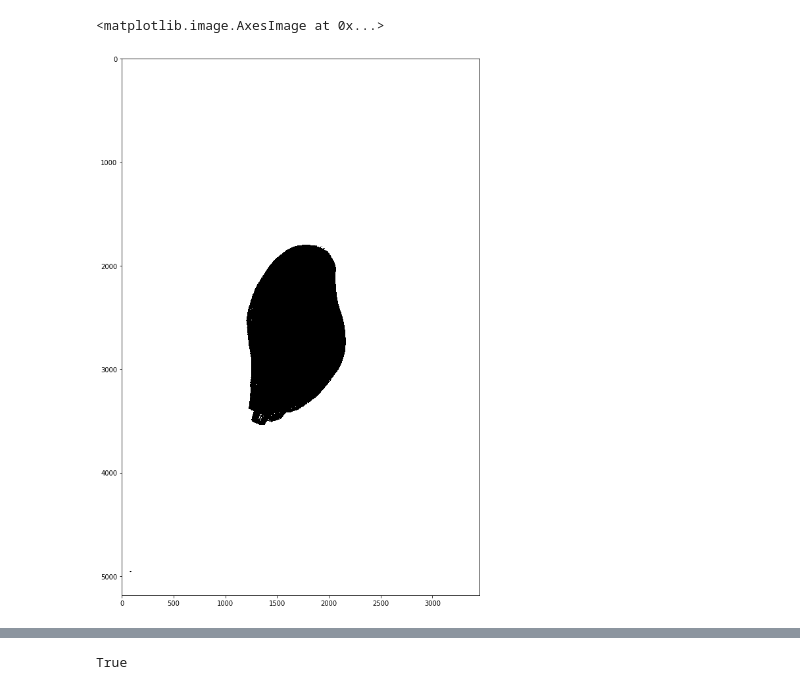
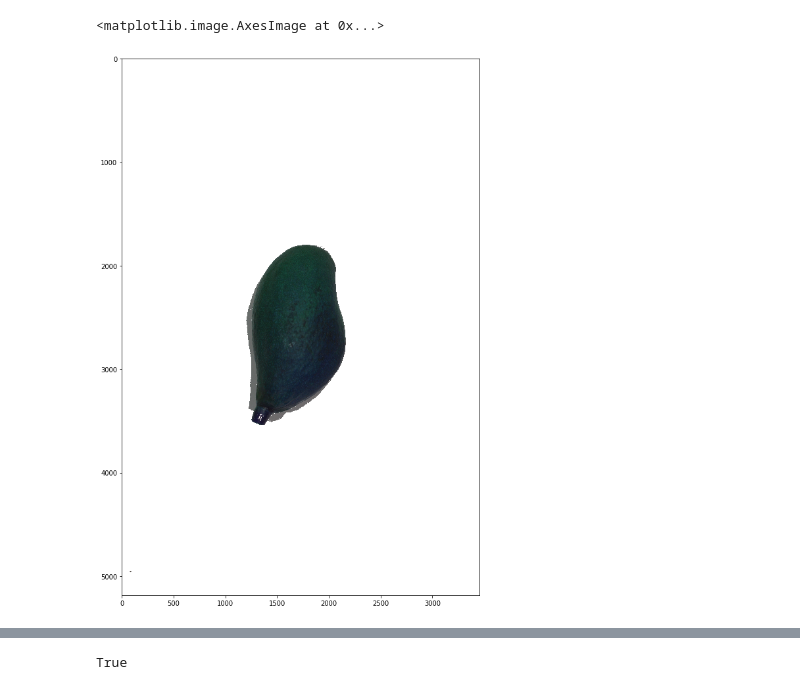
Before and after one commit to danielesreis/mng, a Jupyter notebook: segmentation.ipynb, the cells around one changed output, grey strips where cells are left out. Cells and saved outputs as stored; diff of their text form; code cells hidden in the pictures.

```diff
--- a/segmentation.ipynb
+++ b/segmentation.ipynb
@@ -9,5 +9,12 @@ grayscale_img = cv2.cvtColor(color_img, cv2.COLOR_BGR2GRAY)
 # %%
+grayscale_img = cv2.cvtColor(color_img, cv2.COLOR_BGR2GRAY)
 __, mask 	= cv2.threshold(grayscale_img, 0, 255, cv2.THRESH_BINARY + cv2.THRESH_OTSU)
 inv_mask	= cv2.bitwise_not(mask)
 thr_img 	= cv2.bitwise_and(color_img, color_img, mask = inv_mask)
+thr_img[thr_img == 0] = 255
+# %%
+plt.imshow(thr_img)
+# %% [output]
+<matplotlib.image.AxesImage at 0x...>
+[figure, added]
 # %%
@@ -17,5 +24,0 @@ bg[bg!=0] = 255
-# %%
-plt.imshow(bg)
-# %% [output]
-<matplotlib.image.AxesImage at 0x...>
-[figure, removed]
```
Also changed, not shown: parts of 11 cells of this notebook, 10 other files.
